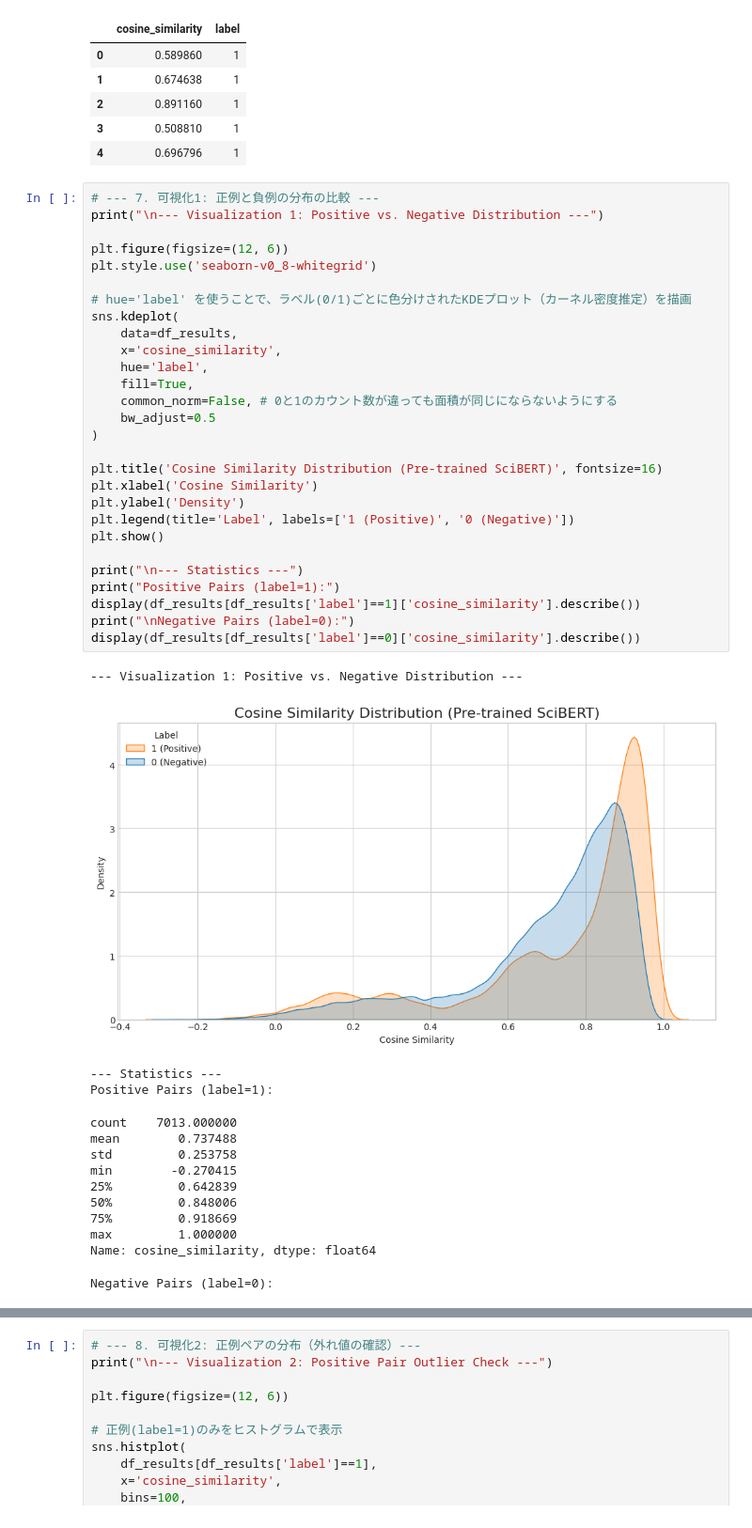
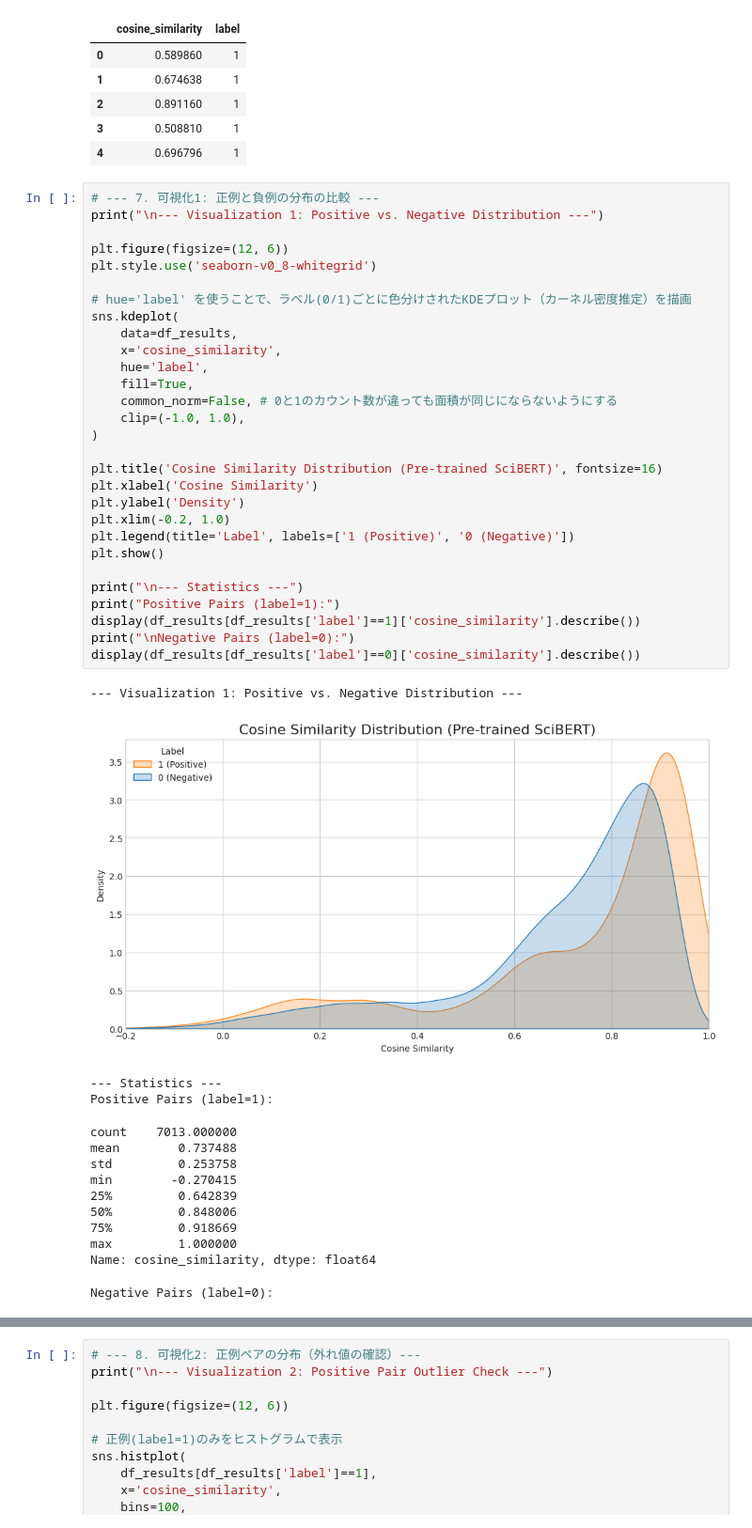
Before and after one commit to ku6kaw/S2ORCRanker, a Jupyter notebook: notebooks/09a_analyze_training_data_similarity.ipynb, the cells around one changed output, grey strips where cells are left out. Shown at 94% size. Saved outputs shown, nothing was run; the diff lists cells and outputs as text.

Commit message:
fix train data graph

```diff
--- a/notebooks/09a_analyze_training_data_similarity.ipynb
+++ b/notebooks/09a_analyze_training_data_similarity.ipynb
@@ -143,34 +143,35 @@ Analysis complete.
 # %%
 # --- 7. 可視化1: 正例と負例の分布の比較 ---
 print("\n--- Visualization 1: Positive vs. Negative Distribution ---")
 
 plt.figure(figsize=(12, 6))
 plt.style.use('seaborn-v0_8-whitegrid')
 
 # hue='label' を使うことで、ラベル(0/1)ごとに色分けされたKDEプロット（カーネル密度推定）を描画
 sns.kdeplot(
     data=df_results,
     x='cosine_similarity',
     hue='label',
     fill=True,
     common_norm=False, # 0と1のカウント数が違っても面積が同じにならないようにする
-    bw_adjust=0.5
+    clip=(-1.0, 1.0),
 )
 
 plt.title('Cosine Similarity Distribution (Pre-trained SciBERT)', fontsize=16)
 plt.xlabel('Cosine Similarity')
 plt.ylabel('Density')
+plt.xlim(-0.2, 1.0)
 plt.legend(title='Label', labels=['1 (Positive)', '0 (Negative)'])
 plt.show()
 
 print("\n--- Statistics ---")
 print("Positive Pairs (label=1):")
 display(df_results[df_results['label']==1]['cosine_similarity'].describe())
 print("\nNegative Pairs (label=0):")
 display(df_results[df_results['label']==0]['cosine_similarity'].describe())
 # %% [output]
 --- Visualization 1: Positive vs. Negative Distribution ---
-[figure, old version]
+[figure, new version]
 --- Statistics ---
 Positive Pairs (label=1):
 count    7013.000000
```
Also changed, not shown: parts of 1 cell of this notebook, 1 other file.
